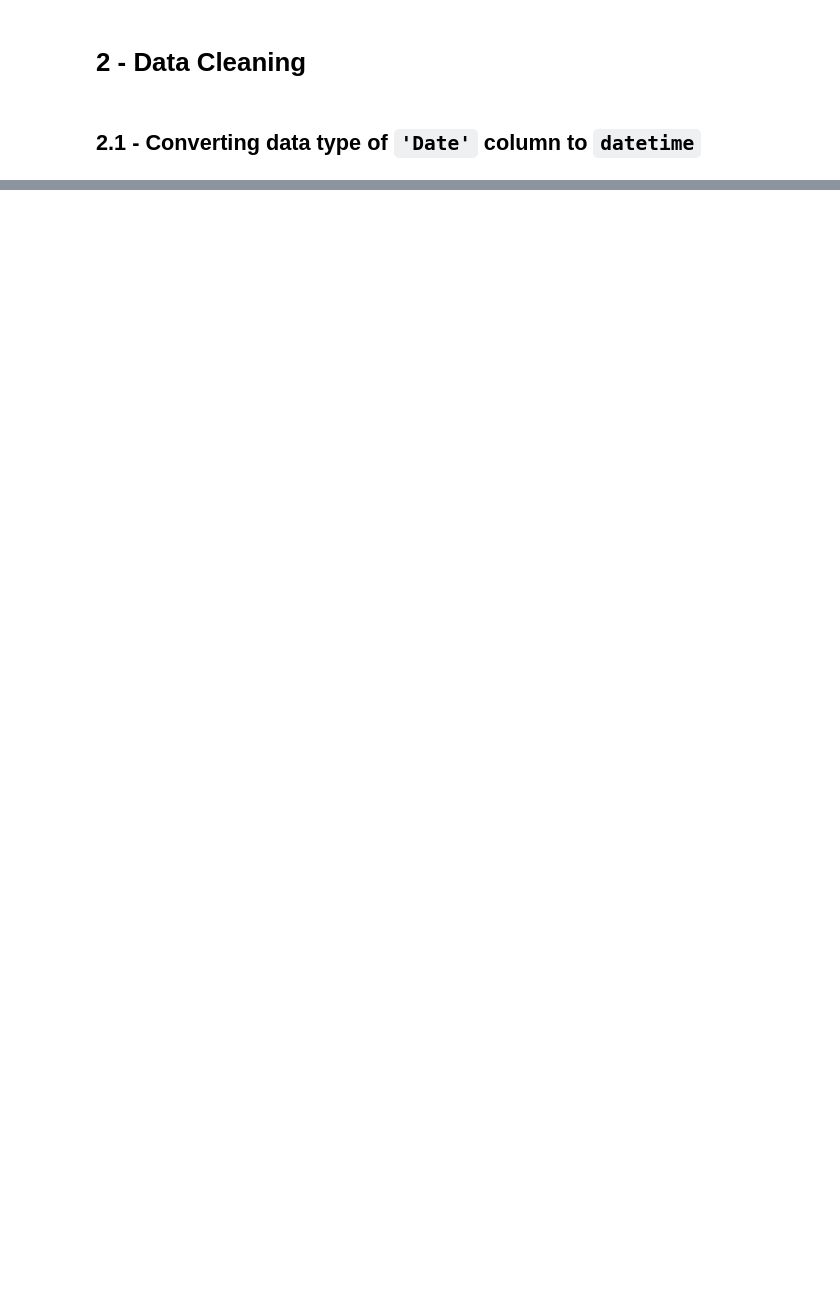
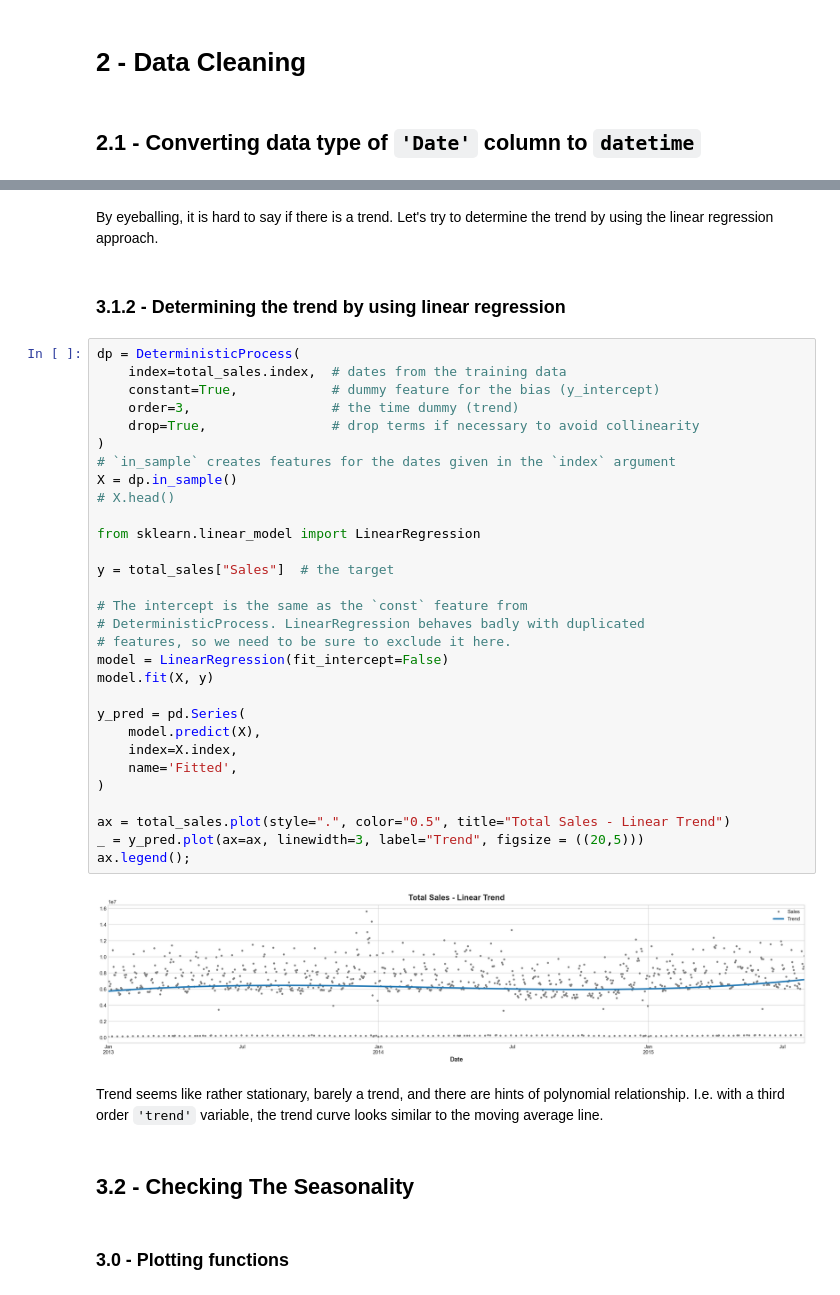
Before and after one commit to ildeniz/ML-2022-003-Forecasting_Store_Sales_Through_Time_Series_Analysis, a Jupyter notebook: ML-2022-003-Forecasting_Store_Sales_TSA.ipynb, the cells around one changed output, grey strips where cells are left out. Drawn from its saved outputs; the diff is of its cells as text; blank space fills up the shorter version.

```diff
--- a/ML-2022-003-Forecasting_Store_Sales_TSA.ipynb
+++ b/ML-2022-003-Forecasting_Store_Sales_TSA.ipynb
@@ -289,0 +298,42 @@ prod_line[3]
+# %% [markdown]
+By eyeballing, it is hard to say if there is a trend. Let's try to determine the trend by using the linear regression approach.
+# %% [markdown]
+### 3.1.2 - Determining the trend by using linear regression
+# %%
+dp = DeterministicProcess(
+    index=total_sales.index,  # dates from the training data
+    constant=True,            # dummy feature for the bias (y_intercept)
+    order=3,                  # the time dummy (trend)
+    drop=True,                # drop terms if necessary to avoid collinearity
+)
+# `in_sample` creates features for the dates given in the `index` argument
+X = dp.in_sample()
+# X.head()
+
+from sklearn.linear_model import LinearRegression
+
+y = total_sales["Sales"]  # the target
+
+# The intercept is the same as the `const` feature from
+# DeterministicProcess. LinearRegression behaves badly with duplicated
+# features, so we need to be sure to exclude it here.
+model = LinearRegression(fit_intercept=False)
+model.fit(X, y)
+
+y_pred = pd.Series(
+    model.predict(X),
+    index=X.index,
+    name='Fitted',
+)
+
+ax = total_sales.plot(style=".", color="0.5", title="Total Sales - Linear Trend")
+_ = y_pred.plot(ax=ax, linewidth=3, label="Trend", figsize = ((20,5)))
+ax.legend();
+# %% [output]
+[figure, added]
+# %% [markdown]
+Trend seems like rather stationary, barely a trend, and there are hints of polynomial relationship. I.e. with a third order `'trend'` variable, the trend curve looks similar to the moving average line.
+# %% [markdown]
+## 3.2 - Checking The Seasonality
+# %% [markdown]
+### 3.0 - Plotting functions
```
Also changed, not shown: parts of 86 cells of this notebook.
